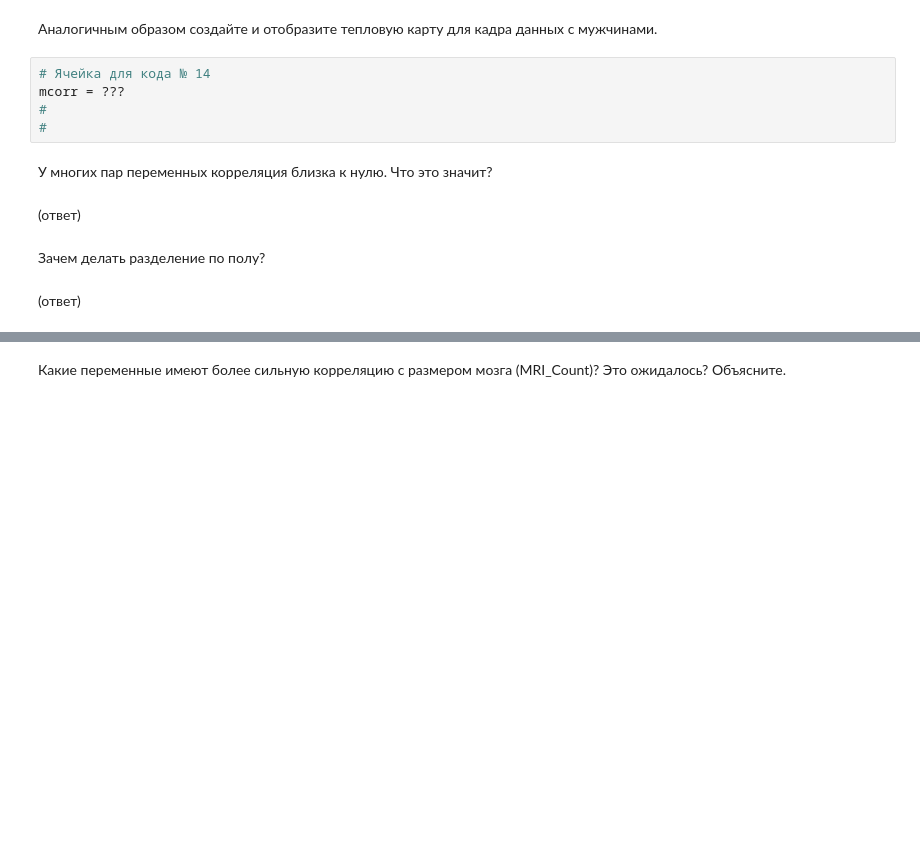
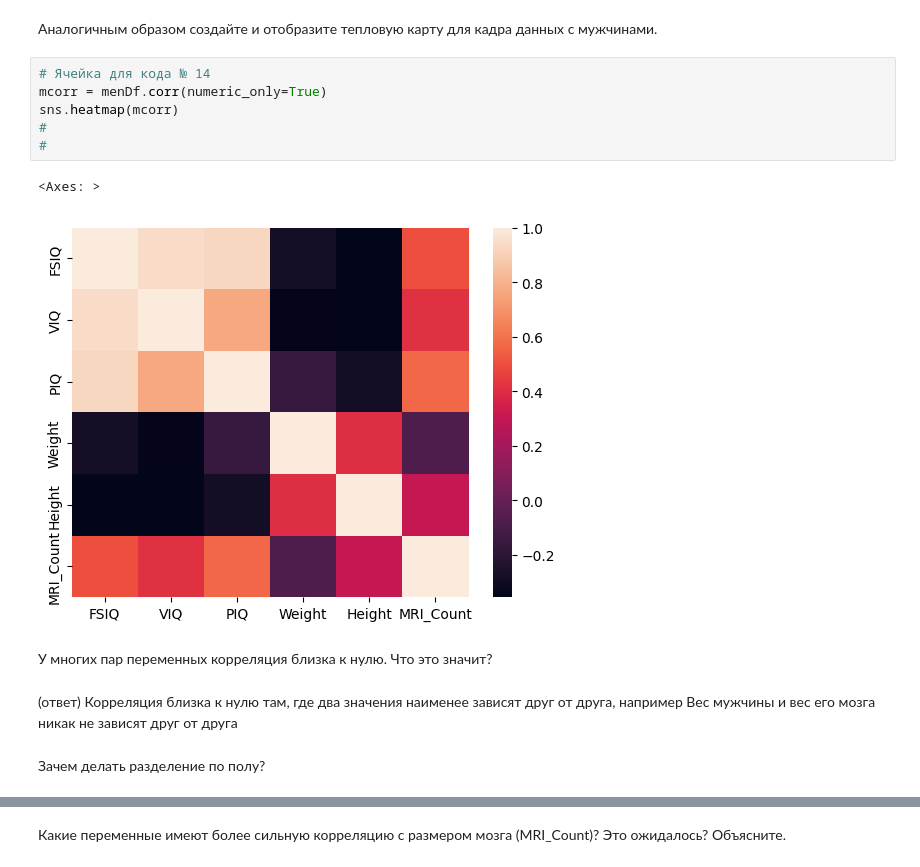
Before and after one commit to trussty42/lab2, a Jupyter notebook: correlation.ipynb, the cells around one changed output, grey strips where cells are left out. Cells and saved outputs as stored; diff of their text form; blank space fills up the shorter version.

```diff
--- a/correlation.ipynb
+++ b/correlation.ipynb
@@ -208,14 +242,16 @@ sns.heatmap(wcorr)
 Аналогичным образом создайте и отобразите тепловую карту для кадра данных с мужчинами.
 # %%
 # Ячейка для кода № 14
-mcorr = ???
+mcorr = menDf.corr(numeric_only=True)
+sns.heatmap(mcorr)
 #
 #
+# %% [output]
+<Axes: >
+[figure, added]
 # %% [markdown]
 У многих пар переменных корреляция близка к нулю. Что это значит?
-# %% [markdown]
-(ответ)
+# %% [markdown]
+(ответ) Корреляция близка к нулю там, где два значения наименее зависят друг от друга, например Вес мужчины и вес его мозга никак не зависят друг от друга
 # %% [markdown]
 Зачем делать разделение по полу?
-# %% [markdown]
-(ответ)
```
Also changed, not shown: parts of 14 cells of this notebook, 1 other file.
